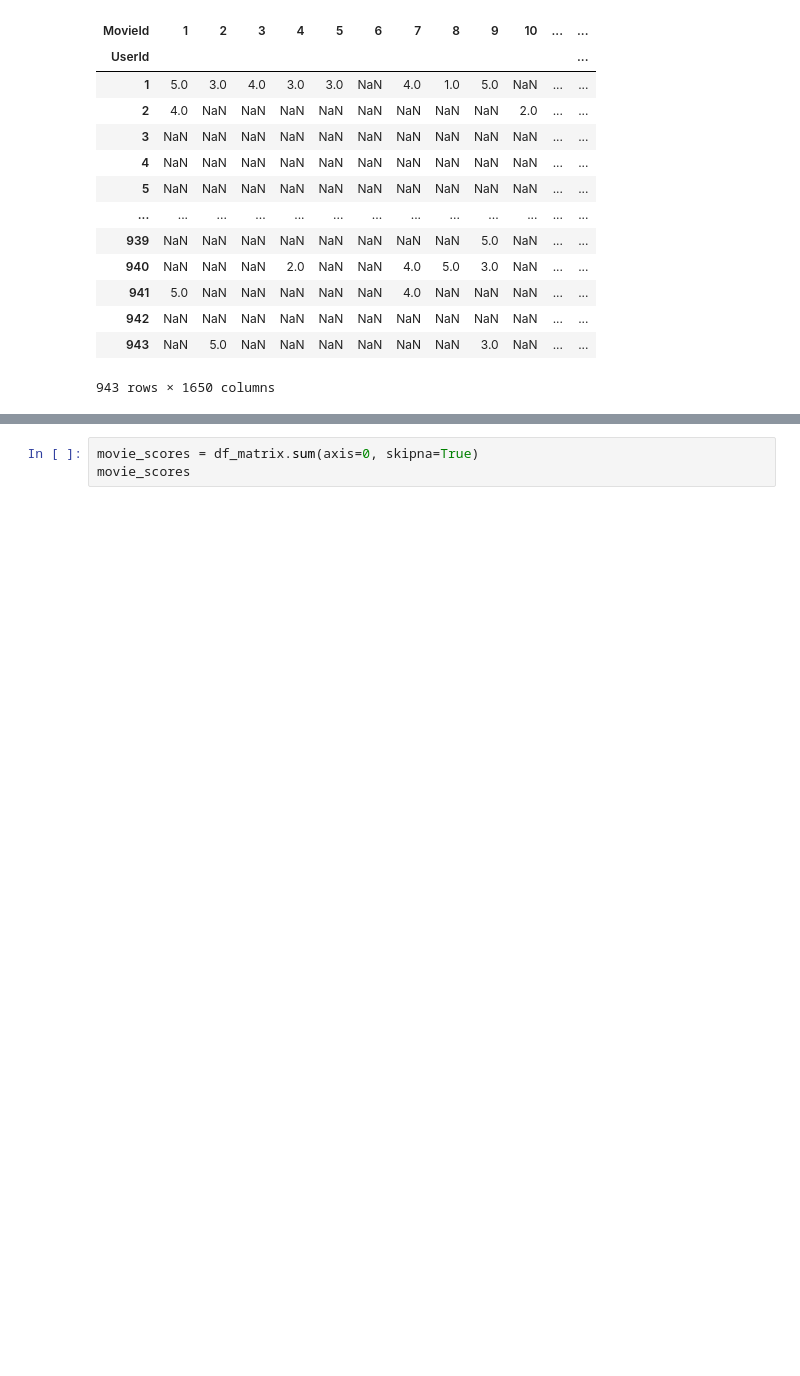
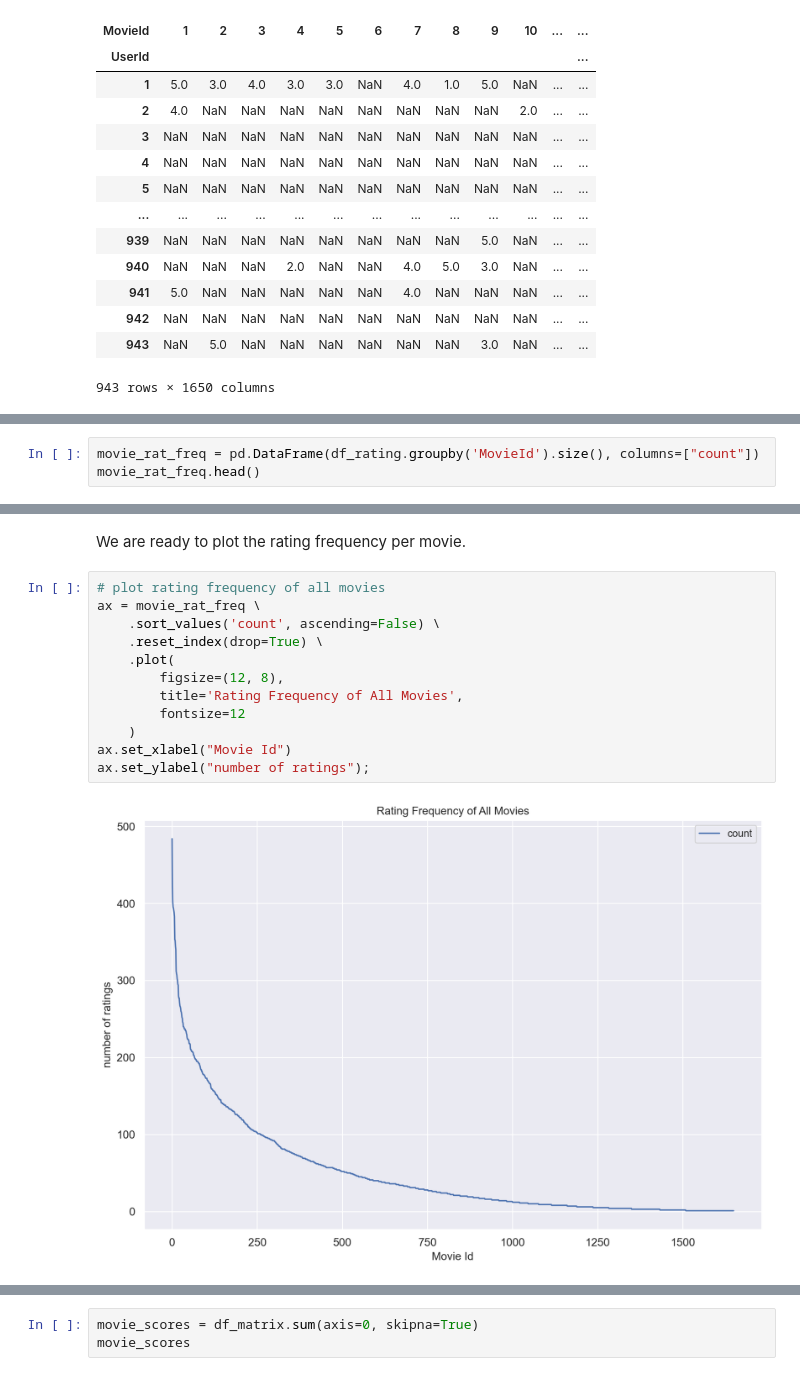
Before and after one commit to oscar-defelice/Recommender-Systems-Course, a Jupyter notebook: src/02.Non-Personalised-Recommendation.ipynb, the cells around one changed output, grey strips where cells are left out. Saved outputs shown, nothing was run; the diff lists cells and outputs as text; blank space fills up the shorter version.

```diff
--- a/src/02.Non-Personalised-Recommendation.ipynb
+++ b/src/02.Non-Personalised-Recommendation.ipynb
@@ -144,0 +202,3 @@ df_matrix
+# %%
+movie_rat_freq = pd.DataFrame(df_rating.groupby('MovieId').size(), columns=["count"])
+movie_rat_freq.head()
@@ -144,0 +213,16 @@ df_matrix
+# %% [markdown]
+We are ready to plot the rating frequency per movie.
+# %%
+# plot rating frequency of all movies
+ax = movie_rat_freq \
+    .sort_values('count', ascending=False) \
+    .reset_index(drop=True) \
+    .plot(
+        figsize=(12, 8),
+        title='Rating Frequency of All Movies',
+        fontsize=12
+    )
+ax.set_xlabel("Movie Id")
+ax.set_ylabel("number of ratings");
+# %% [output]
+[figure, added]
```
Also changed, not shown: parts of 24 cells of this notebook, 7 other files.
